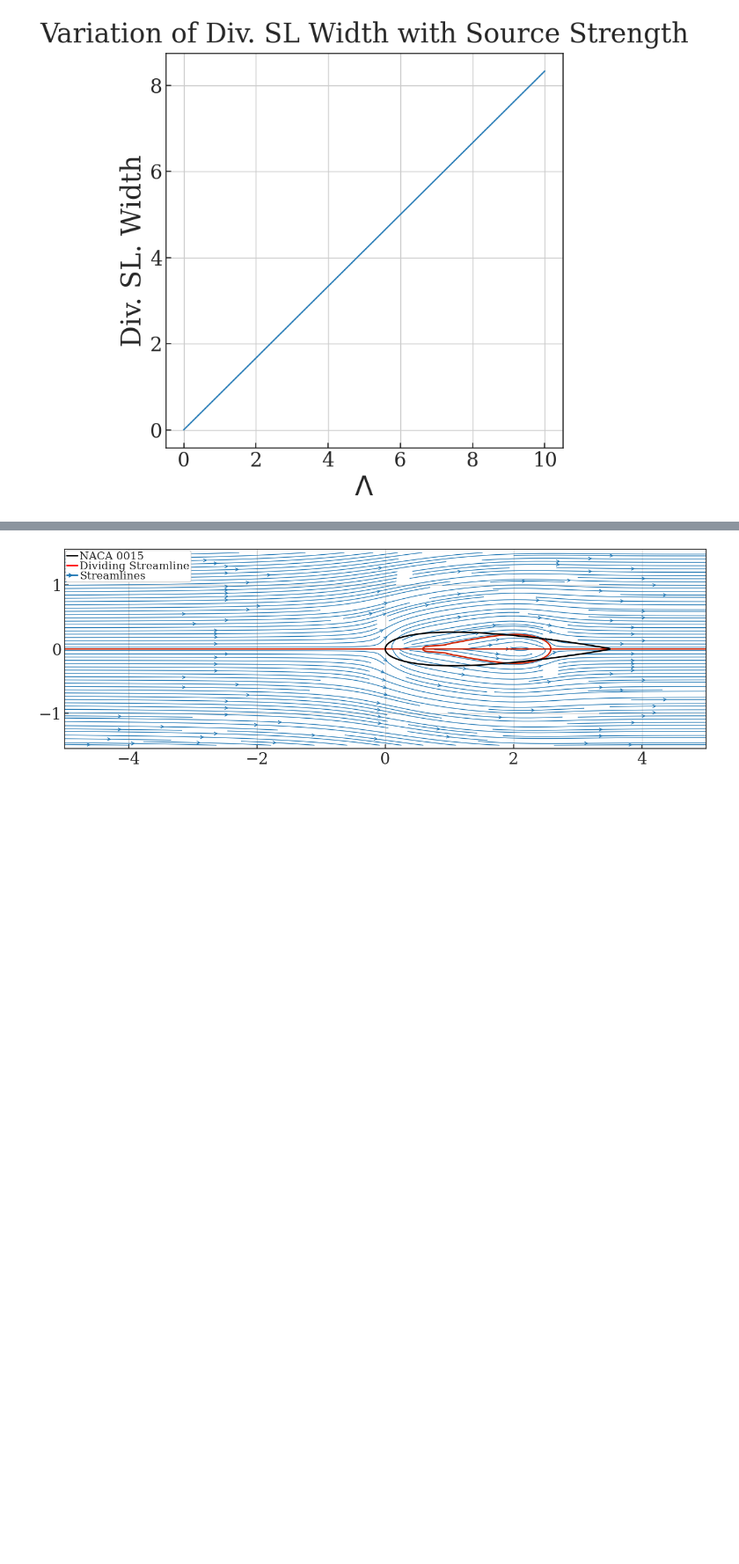
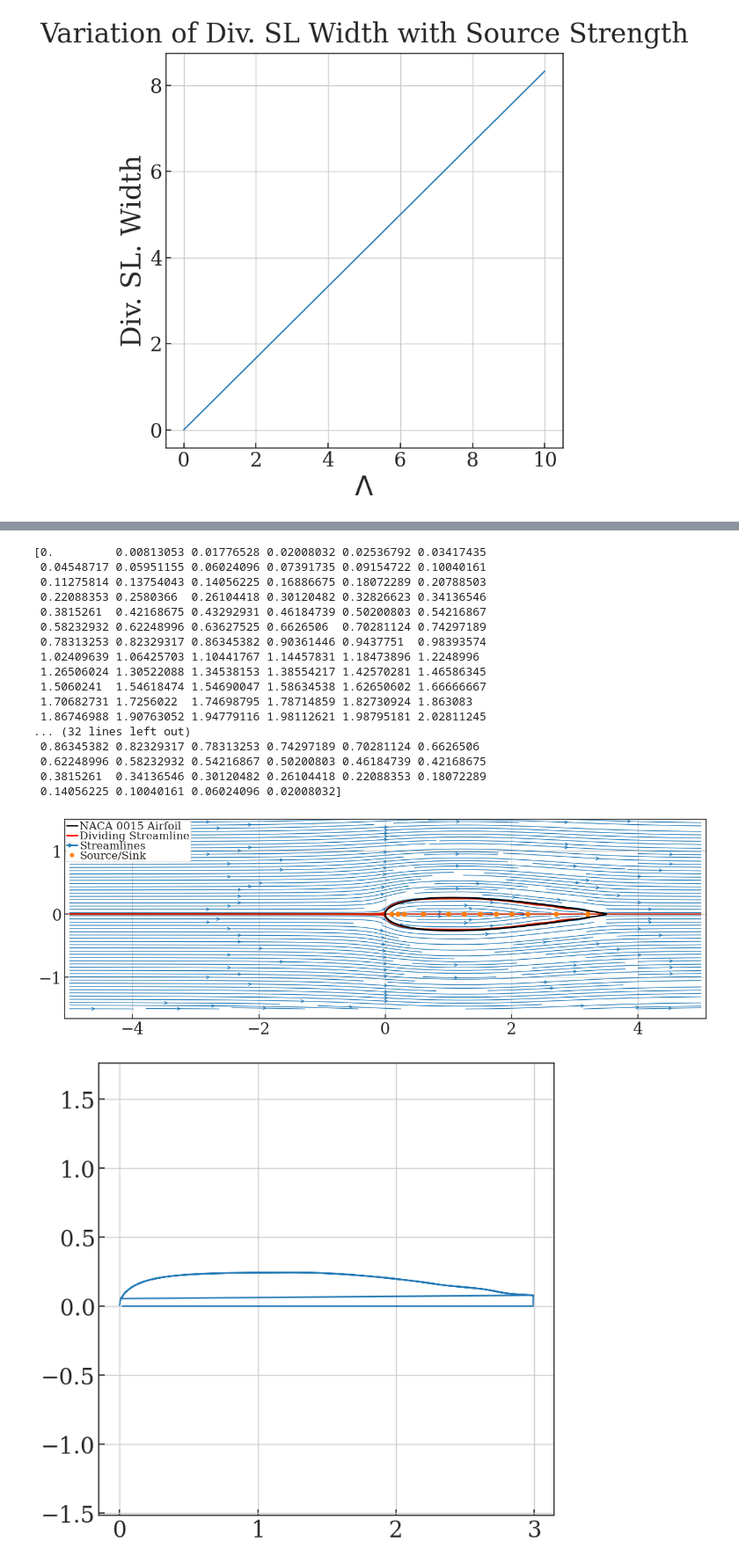
Before and after one commit to ndrichmond/EAE127, a Jupyter notebook: Project 2/EAE127_P2_Richmond_Nicholas.ipynb, the cells around one changed output, grey strips where cells are left out. Shown at 88% size. Cells and saved outputs as stored; diff of their text form; code cells hidden in the pictures; blank space fills up the shorter version.

```diff
--- a/Project 2/EAE127_P2_Richmond_Nicholas.ipynb
+++ b/Project 2/EAE127_P2_Richmond_Nicholas.ipynb
@@ -366,8 +377,8 @@ U_Total = 0
 V_Total = 0
 psi_Total = 0
 
-Strengths = np.array([4, 3, 1, 1, 1, 1, 1, 1, 1, -2, -4])
-x_loc = np.array([0.1, 0.2, 0.3, 0.6, 1, 1.25, 1.5, 1.75, 2, 2.25, 2.5, 3,])
+Strengths = np.array([4.8, -0.4, 0.1, -.1, -.1, 0.3, -.4, -0.5, -0.6, -0.9, -1, -1.3])
+x_loc = np.array([0.1, 0.2, 0.3, 0.6, 1, 1.25, 1.5, 1.75, 2, 2.25, 2.7, 3.2])
 y_loc = np.array([0, 0, 0, 0, 0, 0, 0, 0, 0, 0, 0, 0])
 
 # The above arrays define the data/definitions to create 4 different sources/sinks.
@@ -386,34 +397,101 @@ for i in range(0,n):              # This line basically reads for all values of
 
     psi_Total += psi
 
 u_inf = 8
 u_freestream = u_inf * np.ones((N, N), dtype=float)
 psi_freestream = u_inf * Y
 
 U_Total += u_freestream
 V_Total += v_freestream
 psi_Total += psi_freestream
 
 #rescale the x and z to the chord that was asked for
 upperSurface = 3.5 * upperSurface
 lowerSurface = 3.5 * lowerSurface
 x_airfoil = x_airfoil * 3.5
 
 plt.figure(figsize=(16,5))
 plt.rc('legend',fontsize=15) #change legend size to accomodate large titles
 
 plt.streamplot(X, Y, U_Total, V_Total, density=2,linewidth=1, arrowsize=1, arrowstyle='->')
-plt.contour(X, Y, psi_Total, levels=[0], colors='#CD2305', linewidths=2, linestyles='solid')
+plt.contour(X, Y, psi_Total, levels=[0], colors='#CD2305', linewidths=2, linestyles='solid',zorder = 1)
+
+for s in x_loc:
+    plt.scatter(s, y_source, color = colors[1], s = 40, marker ='o',zorder = 2)
 
 plt.plot(x_airfoil,upperSurface,color = "black", linewidth = 2)
 plt.plot(x_airfoil,lowerSurface,color = "black", linewidth = 2)
 plt.axis("equal")
 
 line1 = mlines.Line2D([], [], color='black', linestyle='-', linewidth=2, label='NACA 0015 Airfoil')
 line2 = mlines.Line2D([], [], color='red', linestyle='-', linewidth=2, label='Dividing Streamline')
 line3 = mlines.Line2D([], [], color=colors[0], linestyle='-', linewidth=2, marker = 5, label='Streamlines')
-line1 = mlines.Line2D([], [], color='blue', linestyle='-', linewidth=2, label='Quadratic')
+line4 = mlines.Line2D([], [], color=colors[1], linestyle='-', linewidth=0,marker = 'o',markersize = 5, label='Source/Sink')
 
-plt.legend(handles = [line1,line2,line3],loc="upper left",framealpha = 1);
+plt.legend(handles = [line1,line2,line3,line4],loc="upper left",framealpha = 1);
+
+# (below function from supplement)
+# In order to extract the dividing streamline, we can use the following function.
+def collect_contour(X, Y, psi, xs = 0, xe = 3, af = 1):
+    if af == 1:
+        levels = 0
+
+    plt.figure()
+    CS = plt.contour(X, Y, psi, levels=[0], colors='#CD2305', linewidths=2, linestyles='solid')
+    P = CS.collections[0].get_paths()[0]
+    plt.close()
+
+    V = P.vertices
+    x_coord = np.array(V[:,0])
+    y_coord = np.array(V[:,1])
+
+
+    # Now we would like to remove the coordinates that aren't relevant.
+    # Since we are dealing with an airfoil, lets assume the airfoil begins at (0,0) for the leading edge.
+    # You may need to adjust the valuye of xe depending on 3/4s of the chord.
+    p = len(x_coord)
+
+    for i in range(p-1, 0, -1):
+        if (x_coord[i] < xs) or (x_coord[i] > xe):
+            x_coord = np.delete(x_coord, i)
+            y_coord = np.delete(y_coord, i)
+
+    y_coord = abs(y_coord)
+    return x_coord, y_coord
+
+# The above function will give the coordinates for your dividing streamline.
+# From here you should interpolate these coordinates to a new vector for x and then use the formula provided
+# In the problem statement to determine the error for each approximation.
+# The only inputs you need will be X, Y, and the stream function for you airfoil approximation. You should change
+# levels to be equal to 0 in the plt.contour() function within the collect_contour function.
+
+x_div, y_div = collect_contour(X, Y, psi_Total)
+
+x_div[0] = 0
+x = np.linspace(0,3.5,len(y_div))
+
+print(x_div)
+
+plt.figure()
+plt.plot(x_div,y_div)
+plt.axis("equal");
 # %% [output]
+[0.         0.00813053 0.01776528 0.02008032 0.02536792 0.03417435
+ 0.04548717 0.05951155 0.06024096 0.07391735 0.09154722 0.10040161
+ 0.11275814 0.13754043 0.14056225 0.16886675 0.18072289 0.20788503
+ 0.22088353 0.2580366  0.26104418 0.30120482 0.32826623 0.34136546
+ 0.3815261  0.42168675 0.43292931 0.46184739 0.50200803 0.54216867
+ 0.58232932 0.62248996 0.63627525 0.6626506  0.70281124 0.74297189
+ 0.78313253 0.82329317 0.86345382 0.90361446 0.9437751  0.98393574
+ 1.02409639 1.06425703 1.10441767 1.14457831 1.18473896 1.2248996
+ 1.26506024 1.30522088 1.34538153 1.38554217 1.42570281 1.46586345
+ 1.5060241  1.54618474 1.54690047 1.58634538 1.62650602 1.66666667
+ 1.70682731 1.7256022  1.74698795 1.78714859 1.82730924 1.863083
+ 1.86746988 1.90763052 1.94779116 1.98112621 1.98795181 2.02811245
+... (32 lines left out)
+ 0.86345382 0.82329317 0.78313253 0.74297189 0.70281124 0.6626506
+ 0.62248996 0.58232932 0.54216867 0.50200803 0.46184739 0.42168675
+ 0.3815261  0.34136546 0.30120482 0.26104418 0.22088353 0.18072289
+ 0.14056225 0.10040161 0.06024096 0.02008032]
-[figure, old version]
+[figure, new version]
+[figure, added]
```
Also changed, not shown: parts of 2 cells of this notebook.
